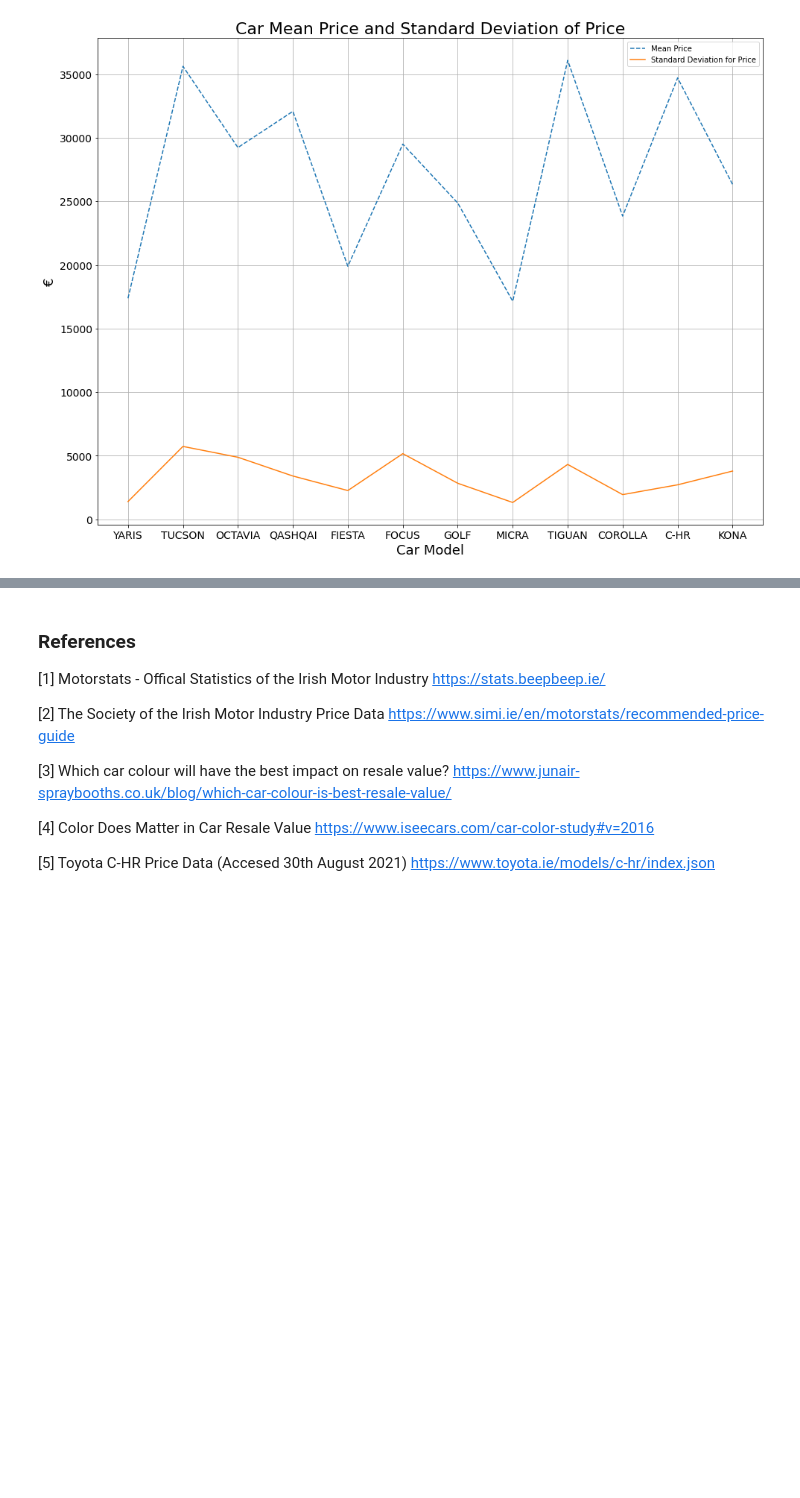
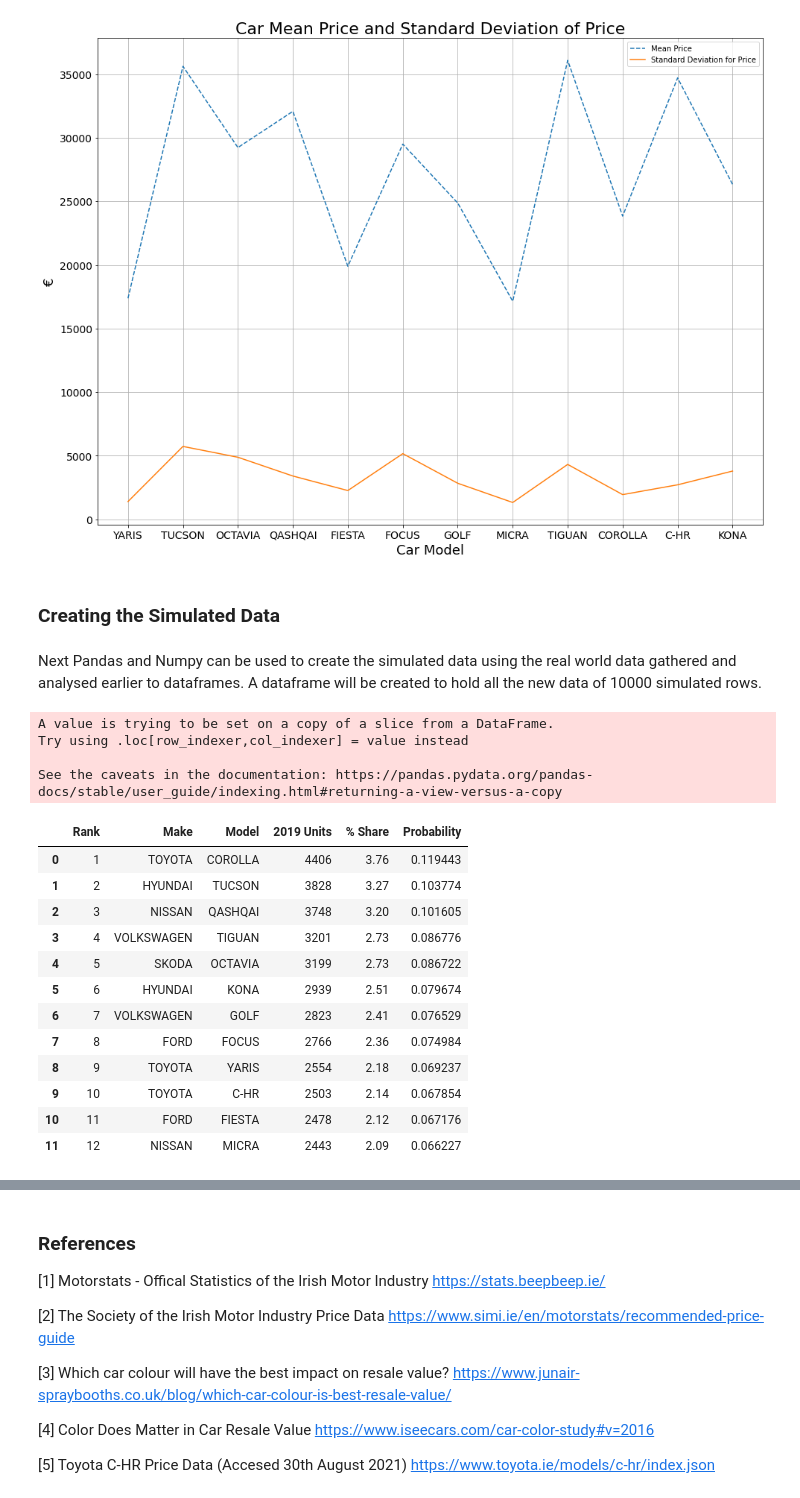
Before and after one commit to danielmccallion/Programming_for_Data_Analysis-Project, a Jupyter notebook: Project.ipynb, the cells around one changed output, grey strips where cells are left out. Drawn from its saved outputs; the diff is of its cells as text; code cells hidden in the pictures; blank space fills up the shorter version.

```diff
--- a/Project.ipynb
+++ b/Project.ipynb
@@ -39,7 +39,7 @@ import matplotlib.pyplot as plt
 # %%
 # Increase the rows and columns that pandas can display so full datasets can be visable
 pd.options.display.max_columns = 10
-pd.options.display.max_rows = 1000
+pd.options.display.max_rows = 10000
 # %% [markdown]
 Data for the sales per month is gotton from SIMI [1]. For this project the year 2019 will be used due to 2020 and 2021 car sales being effected by the pandemic. An excel with that info can be read in using pandas.
 # %%
@@ -363,3 +363,32 @@ plt.legend(["Mean Price", "Standard Deviation for Price"])
 # %% [output]
 <matplotlib.legend.Legend at 0x...>
 [figure]
+# %% [markdown]
+### Creating the Simulated Data
+# %% [markdown]
+Next Pandas and Numpy can be used to create the simulated data using the real world data gathered and analysed earlier to dataframes. A dataframe will be created to hold all the new data of 10000 simulated rows.
+# %%
+# Get the probability for each car to help create a non-uniform distribution
+car_model_sales_df["Probability"] = car_model_sales_df["2019 Units"]/car_model_sales_df["2019 Units"].sum()
+# %% [output]
+A value is trying to be set on a copy of a slice from a DataFrame.
+Try using .loc[row_indexer,col_indexer] = value instead
+
+See the caveats in the documentation: https://pandas.pydata.org/pandas-docs/stable/user_guide/indexing.html#returning-a-view-versus-a-copy
+# %%
+# Display dataframe with probability
+car_model_sales_df
+# %% [output]
+|  | Rank | Make | Model | 2019 Units | % Share | Probability |
+| 0 | 1 | TOYOTA | COROLLA | 4406 | 3.76 | 0.119443 |
+| 1 | 2 | HYUNDAI | TUCSON | 3828 | 3.27 | 0.103774 |
+| 2 | 3 | NISSAN | QASHQAI | 3748 | 3.20 | 0.101605 |
+| 3 | 4 | VOLKSWAGEN | TIGUAN | 3201 | 2.73 | 0.086776 |
+| 4 | 5 | SKODA | OCTAVIA | 3199 | 2.73 | 0.086722 |
+| 5 | 6 | HYUNDAI | KONA | 2939 | 2.51 | 0.079674 |
+| 6 | 7 | VOLKSWAGEN | GOLF | 2823 | 2.41 | 0.076529 |
+| 7 | 8 | FORD | FOCUS | 2766 | 2.36 | 0.074984 |
+| 8 | 9 | TOYOTA | YARIS | 2554 | 2.18 | 0.069237 |
+| 9 | 10 | TOYOTA | C-HR | 2503 | 2.14 | 0.067854 |
+| 10 | 11 | FORD | FIESTA | 2478 | 2.12 | 0.067176 |
+| 11 | 12 | NISSAN | MICRA | 2443 | 2.09 | 0.066227 |
```
Also changed, not shown: parts of 6 cells of this notebook.
